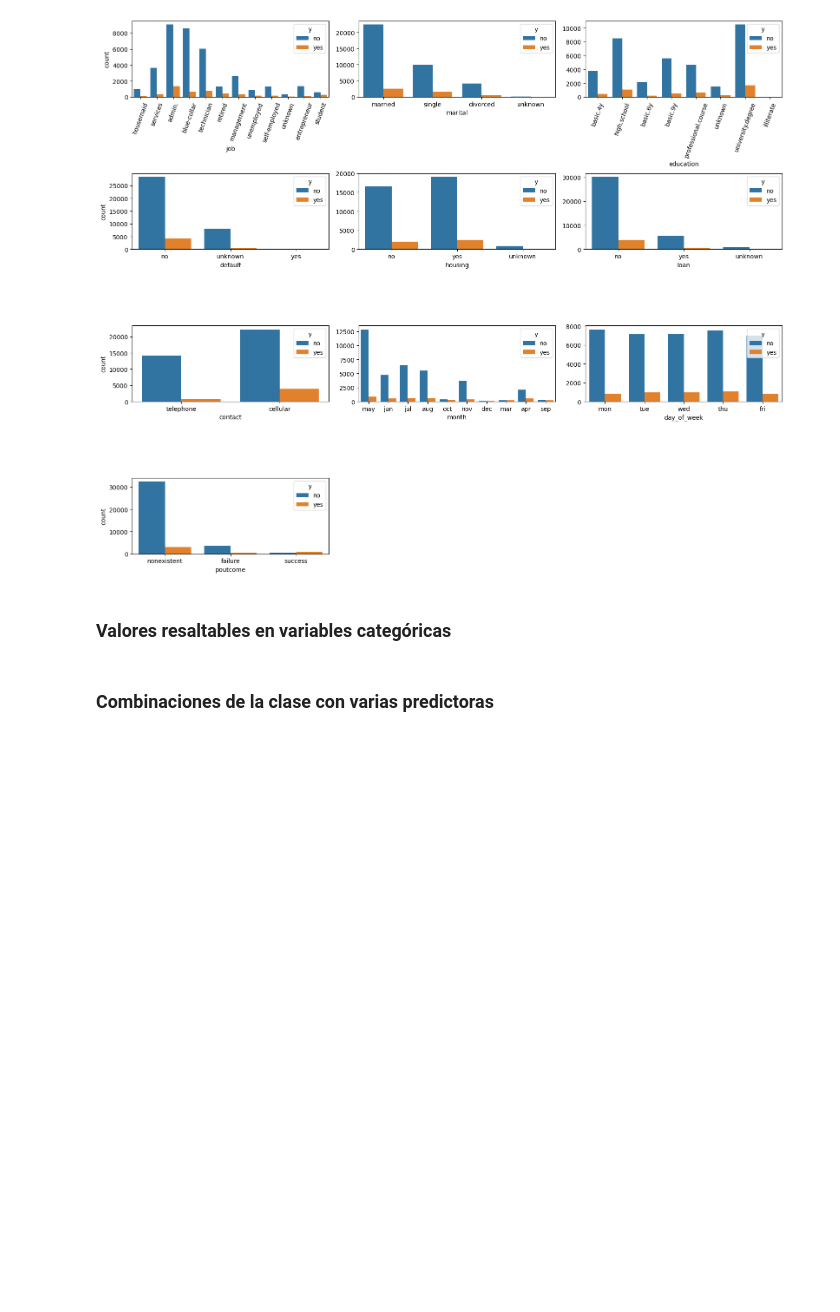
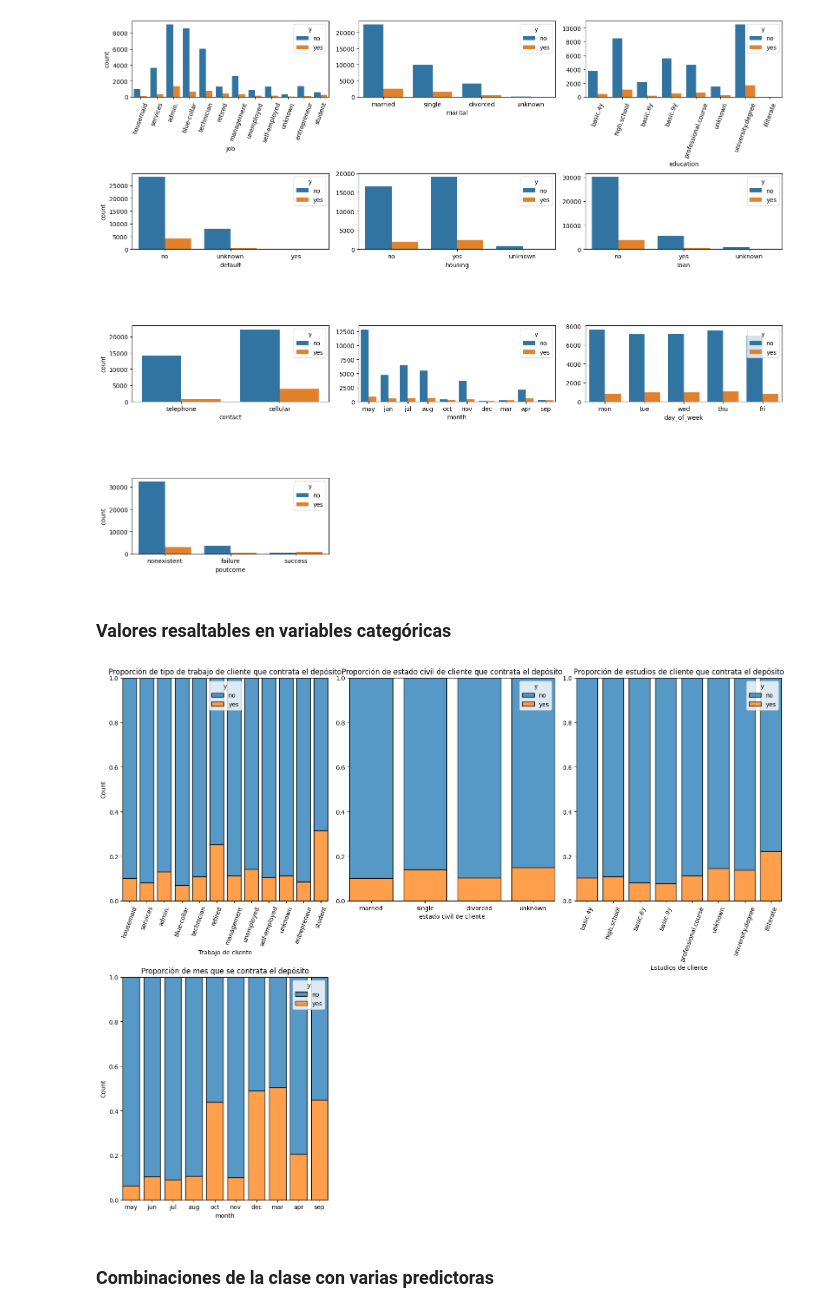
Before and after one commit to 4GeeksAcademy/Algoritmo-regresion-ml-pabloramcos, a Jupyter notebook: src/explore.ipynb, the cells around one changed output. Saved outputs shown, nothing was run; the diff lists cells and outputs as text; code cells hidden in the pictures; blank space fills up the shorter version.

```diff
--- a/src/explore.ipynb
+++ b/src/explore.ipynb
@@ -356,36 +381,29 @@ plt.show()
 # %% [markdown]
 ### Valores resaltables en variables categóricas
 # %%
-fig, axis = plt.subplots(4, 3, figsize = (16, 13))
+fig, axis = plt.subplots(2, 3, figsize = (16, 13))
 
 #Los contactos realizados por movil
 
 # Crear un diagrama de dispersión múltiple
-sns.countplot(ax = axis[0, 0], data = total_dataf, x = "job", hue = "y")
+sns.histplot(ax = axis[0, 0], data = total_dataf, x = "job", hue = "y", multiple="fill", shrink=0.8).set(xlabel = "Trabajo de cliente", title="Proporción de tipo de trabajo de cliente que contrata el depósito")
 axis[0,0].tick_params(axis="x", rotation=70)
-sns.countplot(ax = axis[0, 1], data = total_dataf, x = "marital", hue = "y").set(ylabel = None)
-sns.countplot(ax = axis[0, 2], data = total_dataf, x = "education", hue = "y").set(ylabel = None)
+sns.histplot(ax = axis[0, 1], data = total_dataf, x = "marital", hue = "y", multiple="fill", shrink=0.8).set(ylabel = None, xlabel = "estado civil de cliente", title="Proporción de estado civil de cliente que contrata el depósito")
+sns.histplot(ax = axis[0, 2], data = total_dataf, x = "education", hue = "y", multiple="fill", shrink=0.8).set(ylabel = None, xlabel = "Estudios de cliente", title="Proporción de estudios de cliente que contrata el depósito")
 axis[0,2].tick_params(axis="x", rotation=70)
 
-sns.countplot(ax = axis[1, 0], data = total_dataf, x = "default", hue = "y")
-sns.countplot(ax = axis[1, 1], data = total_dataf, x = "housing", hue = "y").set(ylabel = None)
-sns.countplot(ax = axis[1, 2], data = total_dataf, x = "loan", hue = "y").set(ylabel = None)
 
-sns.countplot(ax = axis[2, 0], data = total_dataf, x = "contact", hue = "y")
-sns.countplot(ax = axis[2, 1], data = total_dataf, x = "month", hue = "y").set(ylabel = None)
-sns.countplot(ax = axis[2, 2], data = total_dataf, x = "day_of_week", hue = "y").set(ylabel = None)
+sns.histplot(ax = axis[1, 0], data = total_dataf, x = "month", hue = "y", multiple="fill", shrink=0.8).set(title="Proporción de mes que se contrata el depósito")
 
-sns.countplot(ax = axis[3, 0], data = total_dataf, x = "poutcome", hue = "y")
-
-fig.delaxes(axis[3, 1])
-fig.delaxes(axis[3, 2])
+fig.delaxes(axis[1, 1])
+fig.delaxes(axis[1, 2])
 
 # Ajustar el layout
 plt.tight_layout()
 
 # Mostrar el plot
 plt.show()
+# %% [output]
+[figure, added]
 # %% [markdown]
 ### Combinaciones de la clase con varias predictoras
-# %% [markdown]
-##
```
Also changed, not shown: parts of 17 cells of this notebook.
